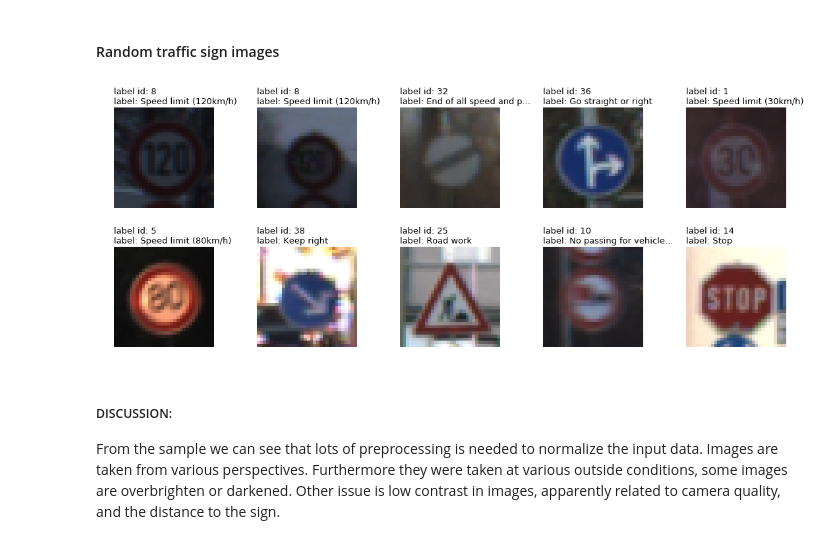
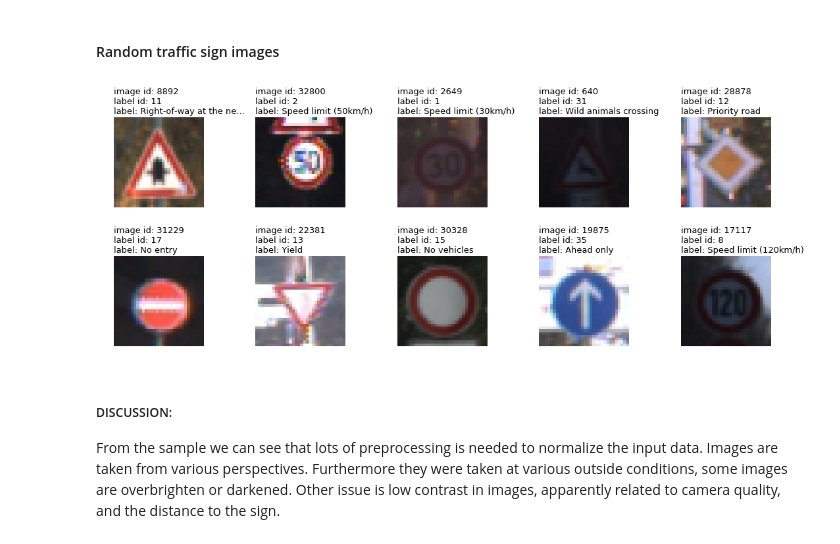
Before and after one commit to MacZel/CarND-Traffic-Sign-Classifier-Project, a Jupyter notebook: Traffic_Sign_Classifier.ipynb, the cells around one changed output. Saved outputs shown, nothing was run; the diff lists cells and outputs as text; code cells hidden in the pictures.

```diff
--- a/Traffic_Sign_Classifier.ipynb
+++ b/Traffic_Sign_Classifier.ipynb
@@ -133,32 +133,34 @@ import matplotlib.pyplot as plt
 %matplotlib inline
 # %%
 # Take a random sample of 10 images
-random_images_ids = train_labels.sample(n=10).index.tolist()
+# (remove optional random_state argument from sampling to get unique sample)
+random_images_ids = train_labels.sample(n=10, random_state=42).index.tolist()
 
 fig, axs = plt.subplots(nrows=2, ncols=5, figsize=(15, 6))
 fig.subplots_adjust(left=0.03, right=0.97,hspace=0.2, wspace=0.05)
 for i, ax in enumerate(axs.flat):
     # Plot image
     ax.imshow(X_train[random_images_ids[i]])
 
     # Load label meta
     label_id = train_labels[random_images_ids[i]]
     label = labels_matchup_list[label_id]
     # Truncate overflowing labels
     max_len = 22
     label = f'{label[:max_len]}...' if len(label) > max_len else label
 
     # Set title
-    title_1st_line = f'label id: {label_id}'
-    title_2nd_line = f'label: {label}'
-    title = f'{title_1st_line}\n{title_2nd_line}'
+    title_1st_line = f'image id: {random_images_ids[i]}'
+    title_2nd_line = f'label id: {label_id}'
+    title_3rd_line = f'label: {label}'
+    title = f'{title_1st_line}\n{title_2nd_line}\n{title_3rd_line}'
     ax.set_title(title, fontsize=13, loc="left")
 
     # Turn off axis
     ax.axis('off')
 plt.tight_layout()
 # %% [output]
-[figure, old version]
+[figure, new version]
 # %% [markdown]
 ##### DISCUSSION:
 From the sample we can see that lots of preprocessing is needed to normalize the input data. Images are taken from various perspectives. Furthermore they were taken at various outside conditions, some images are overbrighten or darkened. Other issue is low contrast in images, apparently related to camera quality, and the distance to the sign.
```
Also changed, not shown: parts of 27 cells of this notebook, 1 other file.
